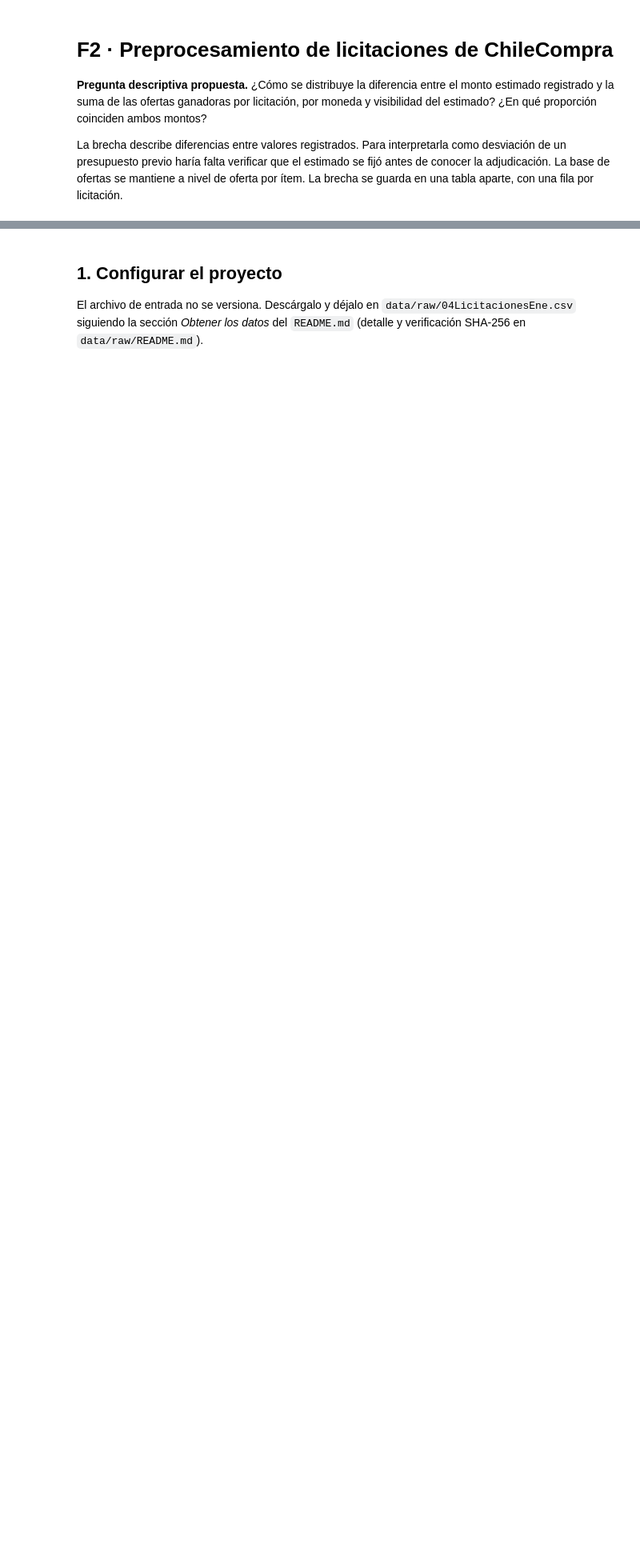
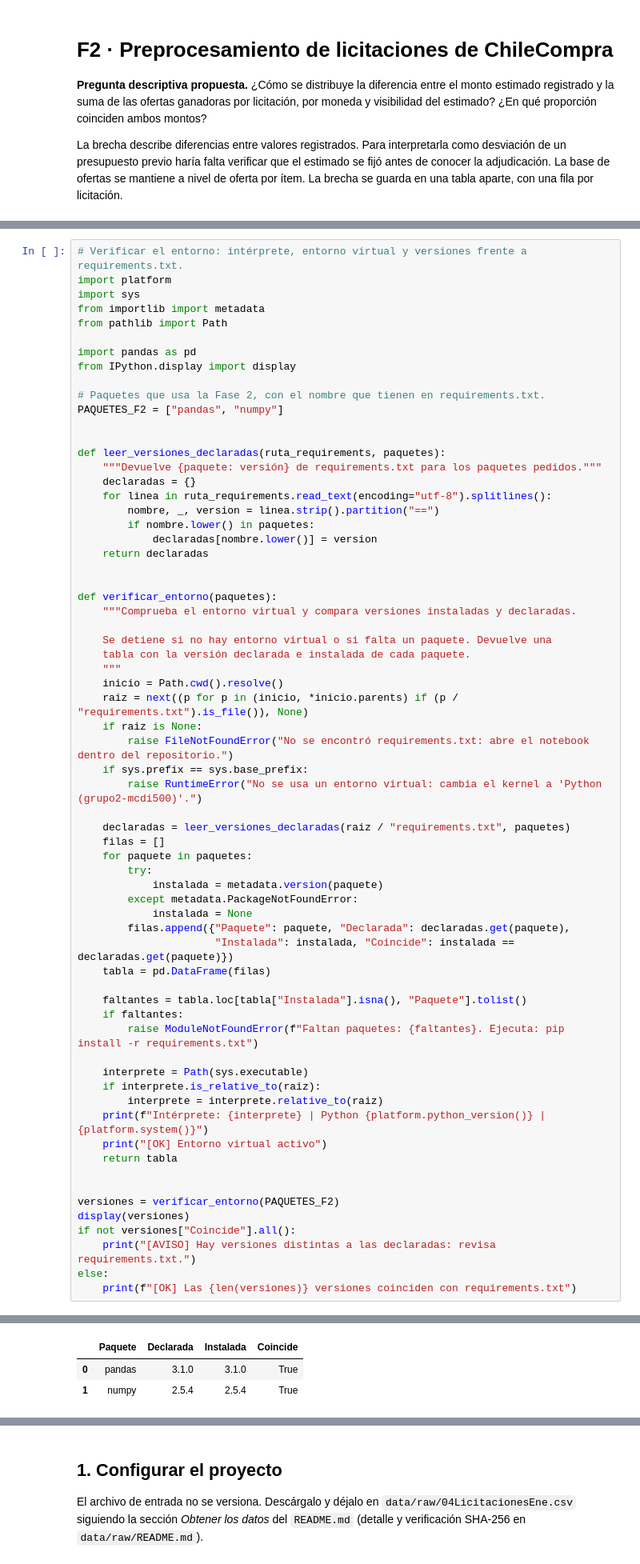
Before and after one commit to proyecto-grupo2-mcdi500/proyecto-grupo2-mcdi500, a Jupyter notebook: F2/F2_Preprocesamiento.ipynb, the cells around one changed output, grey strips where cells are left out. Shown at 80% size. Drawn from its saved outputs; the diff is of its cells as text; blank space fills up the shorter version.

Commit message:
ADD  verificación del entorno de ejecución

```diff
--- a/F2/F2_Preprocesamiento.ipynb
+++ b/F2/F2_Preprocesamiento.ipynb
@@ -6,0 +13,67 @@ La brecha describe diferencias entre valores registrados. Para interpretarla com
+# %%
+# Verificar el entorno: intérprete, entorno virtual y versiones frente a requirements.txt.
+import platform
+import sys
+from importlib import metadata
+from pathlib import Path
+
+import pandas as pd
+from IPython.display import display
+
+# Paquetes que usa la Fase 2, con el nombre que tienen en requirements.txt.
+PAQUETES_F2 = ["pandas", "numpy"]
+
+
+def leer_versiones_declaradas(ruta_requirements, paquetes):
+    """Devuelve {paquete: versión} de requirements.txt para los paquetes pedidos."""
+    declaradas = {}
+    for linea in ruta_requirements.read_text(encoding="utf-8").splitlines():
+        nombre, _, version = linea.strip().partition("==")
+        if nombre.lower() in paquetes:
+            declaradas[nombre.lower()] = version
+    return declaradas
+
+
+def verificar_entorno(paquetes):
+    """Comprueba el entorno virtual y compara versiones instaladas y declaradas.
+
+    Se detiene si no hay entorno virtual o si falta un paquete. Devuelve una
+    tabla con la versión declarada e instalada de cada paquete.
+    """
+    inicio = Path.cwd().resolve()
+    raiz = next((p for p in (inicio, *inicio.parents) if (p / "requirements.txt").is_file()), None)
+    if raiz is None:
+        raise FileNotFoundError("No se encontró requirements.txt: abre el notebook dentro del repositorio.")
+    if sys.prefix == sys.base_prefix:
+        raise RuntimeError("No se usa un entorno virtual: cambia el kernel a 'Python (grupo2-mcdi500)'.")
+
+    declaradas = leer_versiones_declaradas(raiz / "requirements.txt", paquetes)
+    filas = []
+    for paquete in paquetes:
+        try:
+            instalada = metadata.version(paquete)
+        except metadata.PackageNotFoundError:
+            instalada = None
+        filas.append({"Paquete": paquete, "Declarada": declaradas.get(paquete),
+                      "Instalada": instalada, "Coincide": instalada == declaradas.get(paquete)})
+    tabla = pd.DataFrame(filas)
+
+    faltantes = tabla.loc[tabla["Instalada"].isna(), "Paquete"].tolist()
+    if faltantes:
+        raise ModuleNotFoundError(f"Faltan paquetes: {faltantes}. Ejecuta: pip install -r requirements.txt")
+
+    interprete = Path(sys.executable)
+    if interprete.is_relative_to(raiz):
+        interprete = interprete.relative_to(raiz)
+    print(f"Intérprete: {interprete} | Python {platform.python_version()} | {platform.system()}")
+    print("[OK] Entorno virtual activo")
+    return tabla
+
+
+versiones = verificar_entorno(PAQUETES_F2)
+display(versiones)
+if not versiones["Coincide"].all():
+    print("[AVISO] Hay versiones distintas a las declaradas: revisa requirements.txt.")
+else:
+    print(f"[OK] Las {len(versiones)} versiones coinciden con requirements.txt")
+# %% [output]
@@ -6,0 +82,3 @@ La brecha describe diferencias entre valores registrados. Para interpretarla com
+|  | Paquete | Declarada | Instalada | Coincide |
+| 0 | pandas | 3.1.0 | 3.1.0 | True |
+| 1 | numpy | 2.5.4 | 2.5.4 | True |
```
Also changed, not shown: parts of 2 cells of this notebook.
